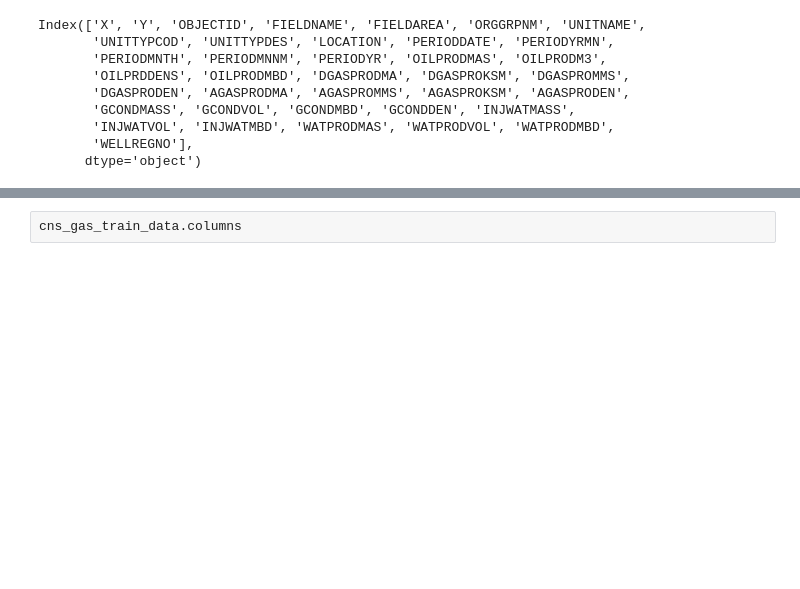
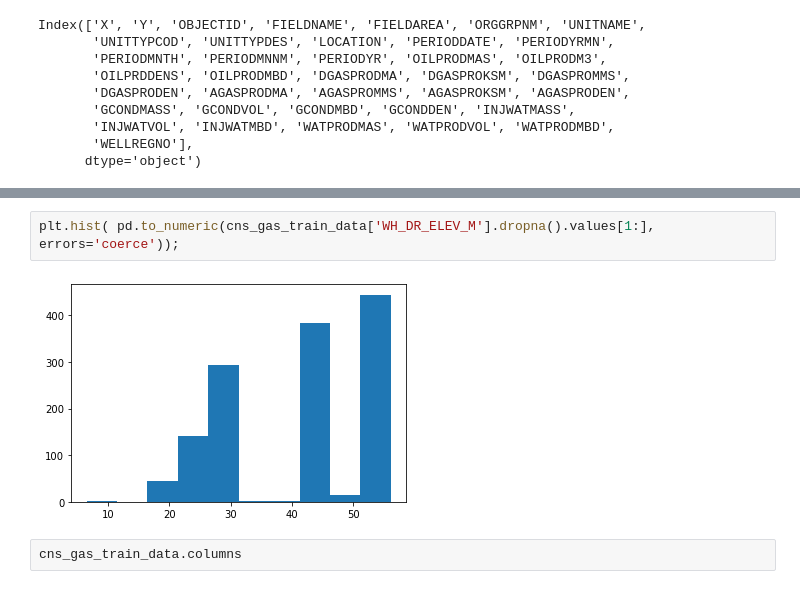
Before and after one commit to bakuteyev/aramco, a Jupyter notebook: scripts/data_analysis.ipynb, the cells around one changed output, grey strips where cells are left out. Cells and saved outputs as stored; diff of their text form; blank space fills up the shorter version.

```diff
--- a/scripts/data_analysis.ipynb
+++ b/scripts/data_analysis.ipynb
@@ -60,3 +130,7 @@ cns_gas_train_data
+# %%
+plt.hist( pd.to_numeric(cns_gas_train_data['WH_DR_ELEV_M'].dropna().values[1:], errors='coerce'));
+# %% [output]
+[figure, added]
 # %%
 cns_gas_train_data.columns
 # %% [output]
```
Also changed, not shown: parts of 80 cells of this notebook.
